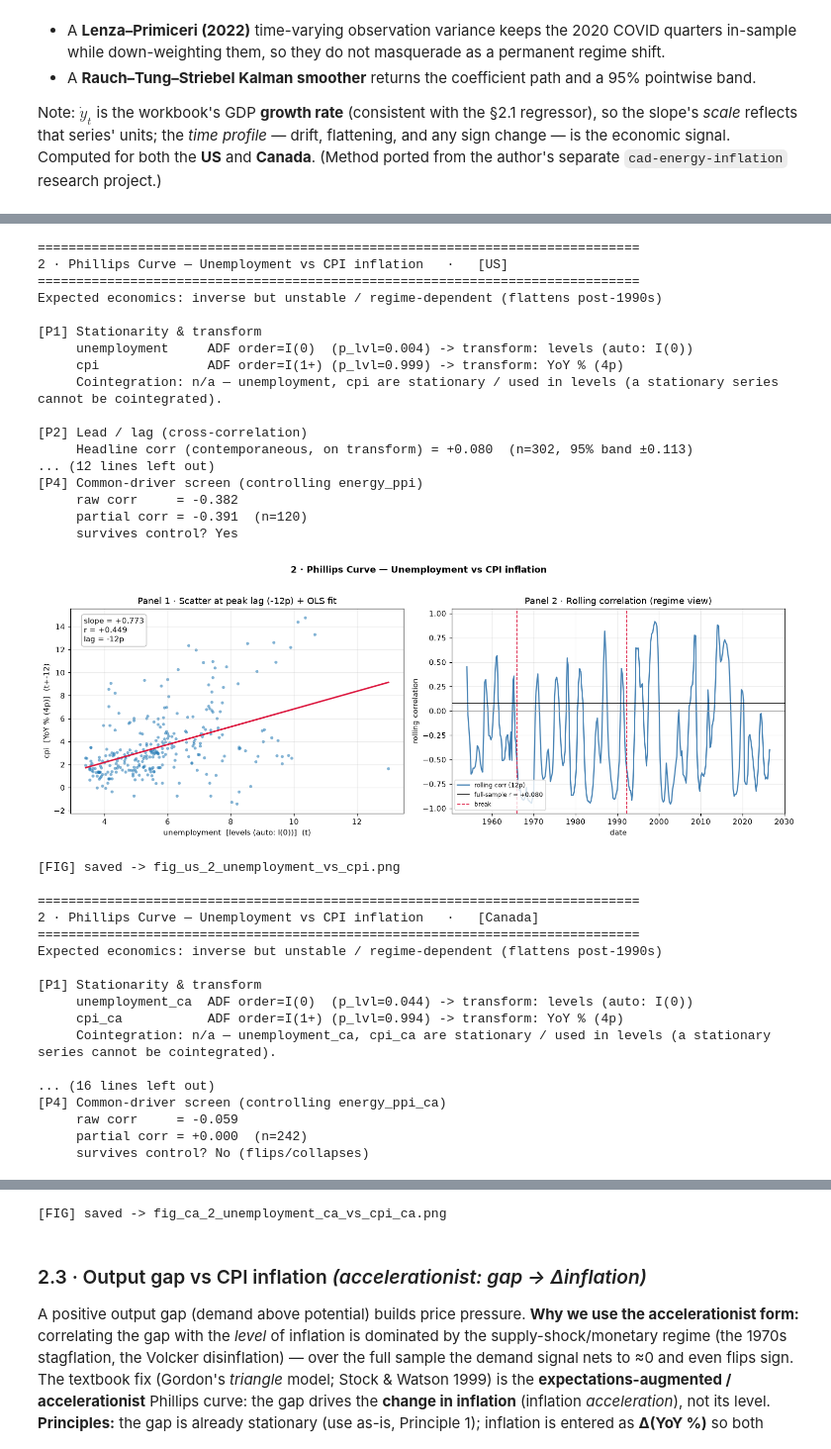
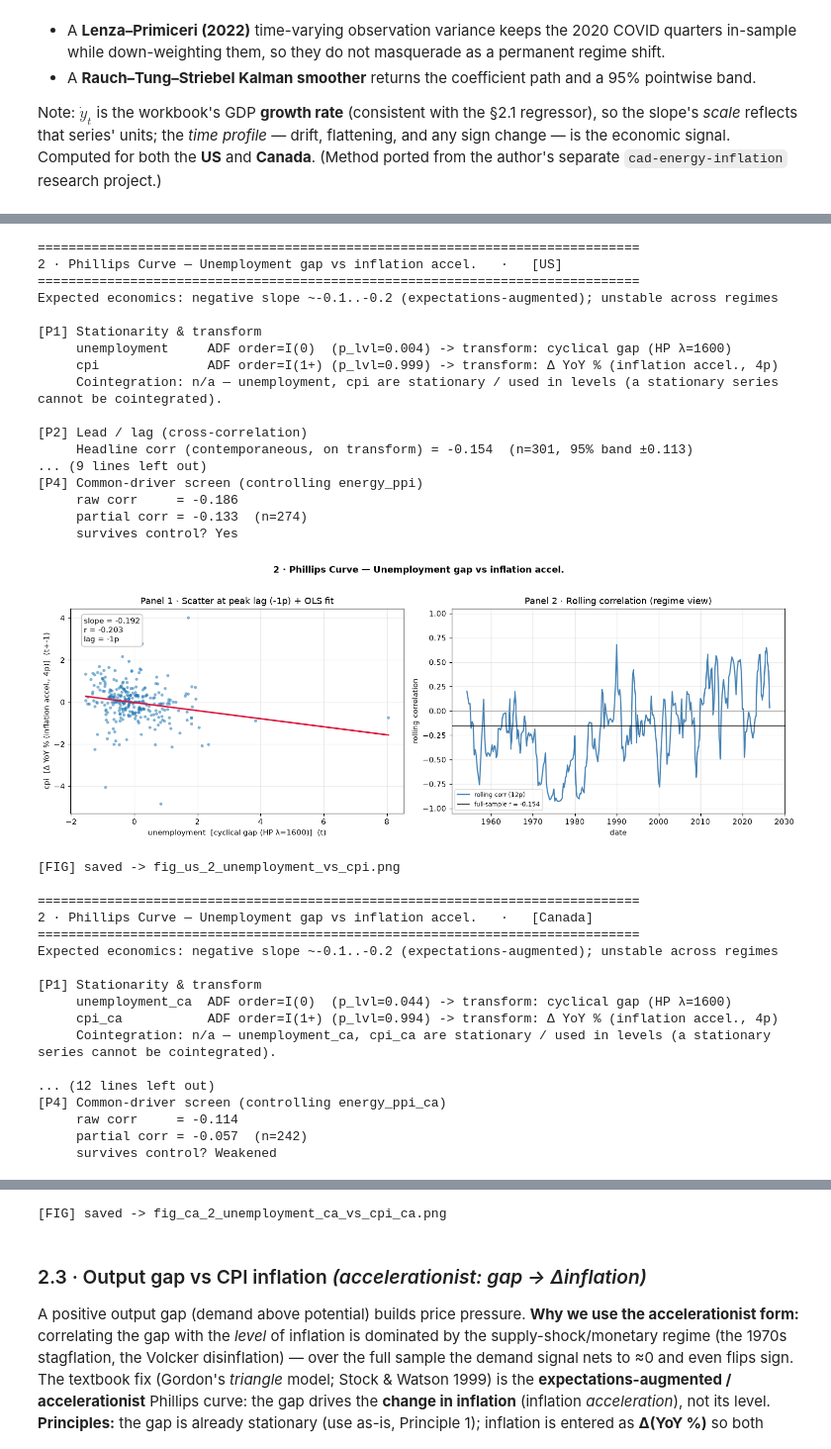
Before and after one commit to will-smith12/macro-relationships-dashboard, a Jupyter notebook: macro_relationships_master.ipynb, the cells around one changed output, grey strips where cells are left out. Shown at 99% size. Drawn from its saved outputs; the diff is of its cells as text; code cells hidden in the pictures.

```diff
--- a/macro_relationships_master.ipynb
+++ b/macro_relationships_master.ipynb
@@ -265,10 +266,24 @@ def apply_transform(s, kind):
       "yoy"   -> year-on-year % change (the standard inflation measure)
       "yoy_diff" -> change in YoY inflation (inflation acceleration; the
                     accelerationist Phillips-curve dependent variable)
+      "hp_cycle" -> cyclical GAP = series minus its HP-filter trend (λ=1600,
+                    quarterly). Used for the unemployment GAP (u - u*) on the
+                    x-side of the expectations-augmented Phillips curve.
     """
     s = pd.Series(s).astype(float)
     if kind == "level":
         return s, "levels"
+    if kind == "hp_cycle":
+        # Cyclical component (series - HP trend); the HP trend approximates the
+        # slow-moving equilibrium (natural rate u*), so the cycle is the GAP.
+        # NaN-robust: filter the contiguous non-NaN span, reindex back.
+        d = s.dropna()
+        if len(d) < 8:
+            return pd.Series(np.nan, index=s.index), "cyclical gap (HP λ=1600)"
+        cyc, _trend = hpfilter(d, lamb=1600)
+        out = pd.Series(np.nan, index=s.index)
+        out.loc[d.index] = cyc.values
+        return out, "cyclical gap (HP λ=1600)"
     if kind == "diff":
         return s.diff(), "Δ first-difference"
     if kind == "pct":
@@ -1612,54 +1687,54 @@ is unavailable) to see whether any link survives.
 # %%
 _edrv, _edt = energy_driver()
 r = analyze_relationship(
-    "rel2_phillips", "2 · Phillips Curve — Unemployment vs CPI inflation",
+    "rel2_phillips", "2 · Phillips Curve — Unemployment gap vs inflation accel.",
     "unemployment", "cpi",
-    x_transform="auto", y_transform="yoy",
+    x_transform="hp_cycle", y_transform="yoy_diff",
     partial_driver_key=_edrv, driver_transform=_edt,
     expected_sign="-", expected_leader=None, fig_n=2, country="US",
-    expect="inverse but unstable / regime-dependent (flattens post-1990s)")
+    expect="negative slope ~-0.1..-0.2 (expectations-augmented); unstable across regimes")
 if r: SUMMARY.append(r)
 r = analyze_relationship(
-    "rel2_phillips", "2 · Phillips Curve — Unemployment vs CPI inflation",
+    "rel2_phillips", "2 · Phillips Curve — Unemployment gap vs inflation accel.",
     "unemployment_ca", "cpi_ca",
-    x_transform="auto", y_transform="yoy",
+    x_transform="hp_cycle", y_transform="yoy_diff",
     partial_driver_key="energy_ppi_ca", driver_transform="level",
     expected_sign="-", expected_leader=None, fig_n=2, country="Canada",
-    expect="inverse but unstable / regime-dependent (flattens post-1990s)")
+    expect="negative slope ~-0.1..-0.2 (expectations-augmented); unstable across regimes")
 if r: SUMMARY.append(r)
 # %% [output]
 ==============================================================================
-2 · Phillips Curve — Unemployment vs CPI inflation   ·   [US]
+2 · Phillips Curve — Unemployment gap vs inflation accel.   ·   [US]
 ==============================================================================
-Expected economics: inverse but unstable / regime-dependent (flattens post-1990s)
+Expected economics: negative slope ~-0.1..-0.2 (expectations-augmented); unstable across regimes
 
 [P1] Stationarity & transform
-     unemployment     ADF order=I(0)  (p_lvl=0.004) -> transform: levels (auto: I(0))
-     cpi              ADF order=I(1+) (p_lvl=0.999) -> transform: YoY % (4p)
+     unemployment     ADF order=I(0)  (p_lvl=0.004) -> transform: cyclical gap (HP λ=1600)
+     cpi              ADF order=I(1+) (p_lvl=0.999) -> transform: Δ YoY % (inflation accel., 4p)
      Cointegration: n/a — unemployment, cpi are stationary / used in levels (a stationary series cannot be cointegrated).
 
 [P2] Lead / lag (cross-correlation)
-     Headline corr (contemporaneous, on transform) = +0.080  (n=302, 95% band ±0.113)
-... (12 lines left out)
+     Headline corr (contemporaneous, on transform) = -0.154  (n=301, 95% band ±0.113)
+... (9 lines left out)
 [P4] Common-driver screen (controlling energy_ppi)
-     raw corr     = -0.382
-     partial corr = -0.391  (n=120)
+     raw corr     = -0.186
+     partial corr = -0.133  (n=274)
      survives control? Yes
-[figure, old version]
+[figure, new version]
 [FIG] saved -> fig_us_2_unemployment_vs_cpi.png
 
 ==============================================================================
-2 · Phillips Curve — Unemployment vs CPI inflation   ·   [Canada]
+2 · Phillips Curve — Unemployment gap vs inflation accel.   ·   [Canada]
 ==============================================================================
-Expected economics: inverse but unstable / regime-dependent (flattens post-1990s)
+Expected economics: negative slope ~-0.1..-0.2 (expectations-augmented); unstable across regimes
 
 [P1] Stationarity & transform
-     unemployment_ca  ADF order=I(0)  (p_lvl=0.044) -> transform: levels (auto: I(0))
-     cpi_ca           ADF order=I(1+) (p_lvl=0.994) -> transform: YoY % (4p)
+     unemployment_ca  ADF order=I(0)  (p_lvl=0.044) -> transform: cyclical gap (HP λ=1600)
+     cpi_ca           ADF order=I(1+) (p_lvl=0.994) -> transform: Δ YoY % (inflation accel., 4p)
      Cointegration: n/a — unemployment_ca, cpi_ca are stationary / used in levels (a stationary series cannot be cointegrated).
 
-... (16 lines left out)
+... (12 lines left out)
 [P4] Common-driver screen (controlling energy_ppi_ca)
-     raw corr     = -0.059
-     partial corr = +0.000  (n=242)
-     survives control? No (flips/collapses)
+     raw corr     = -0.114
+     partial corr = -0.057  (n=242)
+     survives control? Weakened
```
Also changed, not shown: parts of 17 cells of this notebook, 20 other files.
